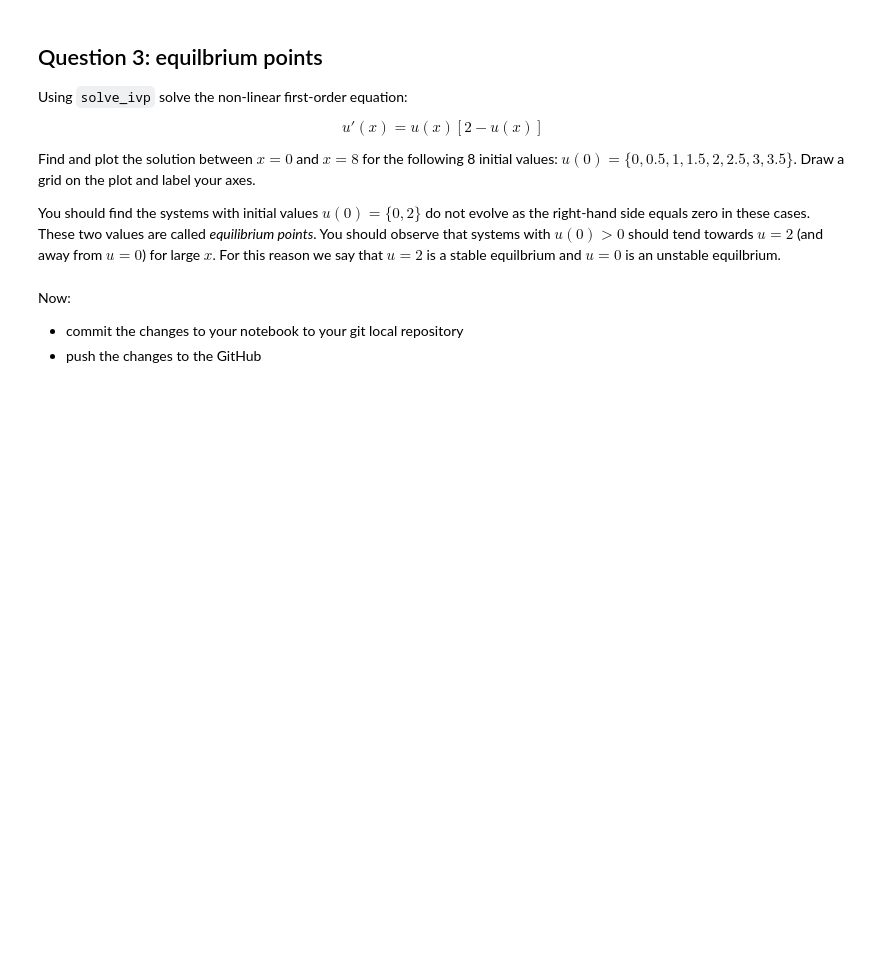
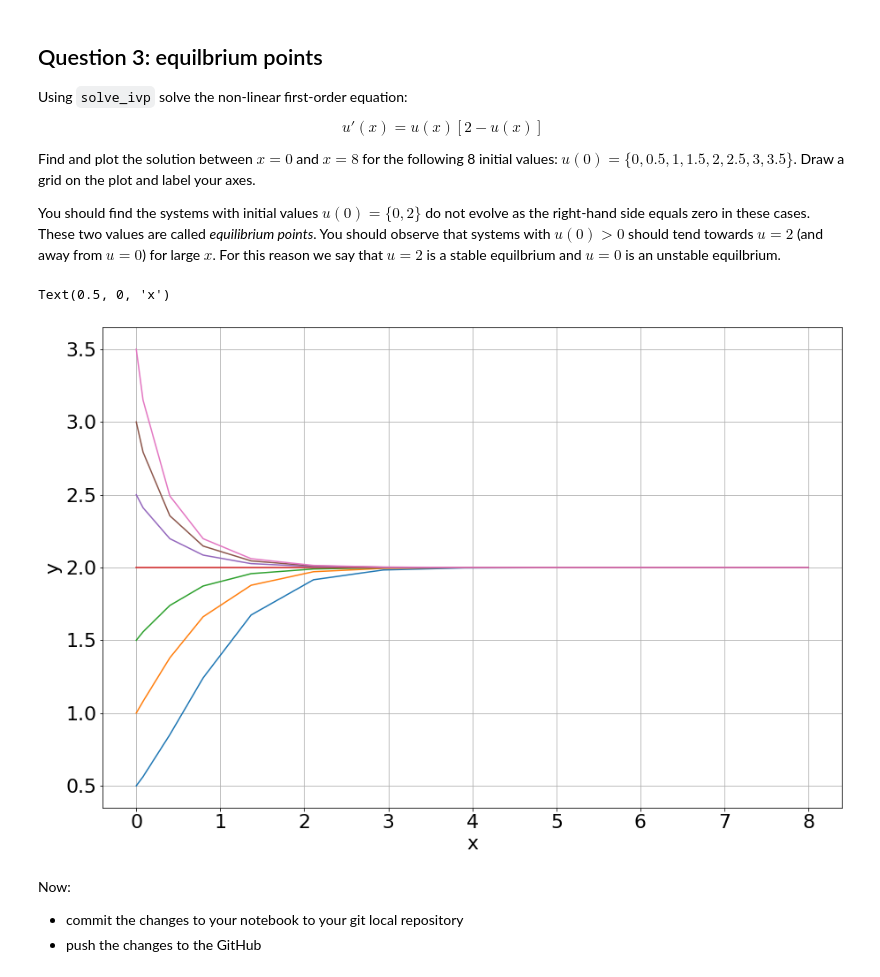
Before and after one commit to sean-roche/assignment3, a Jupyter notebook: Assignment-3.ipynb, the cells around one changed output. Saved outputs shown, nothing was run; the diff lists cells and outputs as text; code cells hidden in the pictures; blank space fills up the shorter version.

```diff
--- a/Assignment-3.ipynb
+++ b/Assignment-3.ipynb
@@ -232,6 +235,22 @@ $$u'(x) = u(x)[2-u(x)]$$
 Find and plot the solution between $x=0$ and $x=8$ for the following 8 initial values: $u(0) = \{0, 0.5, 1, 1.5, 2, 2.5, 3, 3.5\}$. Draw a grid on the plot and label your axes.
 
 You should find the systems with initial values $u(0) = \{0,2\}$ do not evolve as the right-hand side equals zero in these cases. These two values are called *equilibrium points*. You should observe that systems with $u(0) > 0$ should tend towards $u=2$ (and away from $u=0$) for large $x$. For this reason we say that $u=2$ is a stable equilbrium and $u=0$ is an unstable equilbrium.
+# %%
+from scipy.integrate import solve_ivp
+def f3(t,y):
+    return 2*y - y**2
+sol3 = solve_ivp(f3, [0,8], [0,0.5,1,1.5,2,2.5,3,3.5])
+a = 0
+while a < 7:
+    a += 1
+    plt.plot(sol3.t, sol3.y[a])
+
+plt.grid()
+plt.ylabel("y")
+plt.xlabel("x")
+# %% [output]
+Text(0.5, 0, 'x')
+[figure, added]
 # %% [markdown]
 Now:
 - commit the changes to your notebook to your git local repository
```
Also changed, not shown: parts of 2 cells of this notebook.
